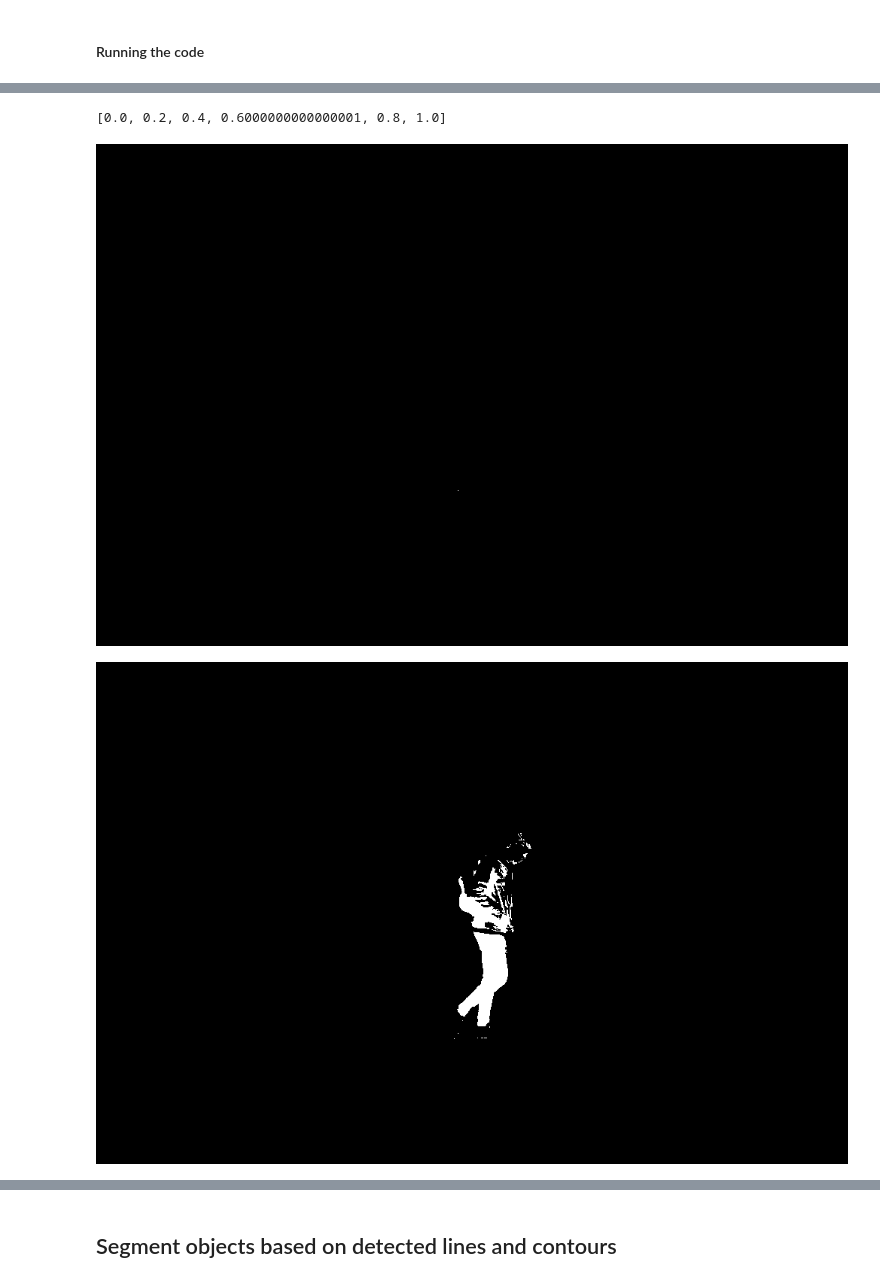
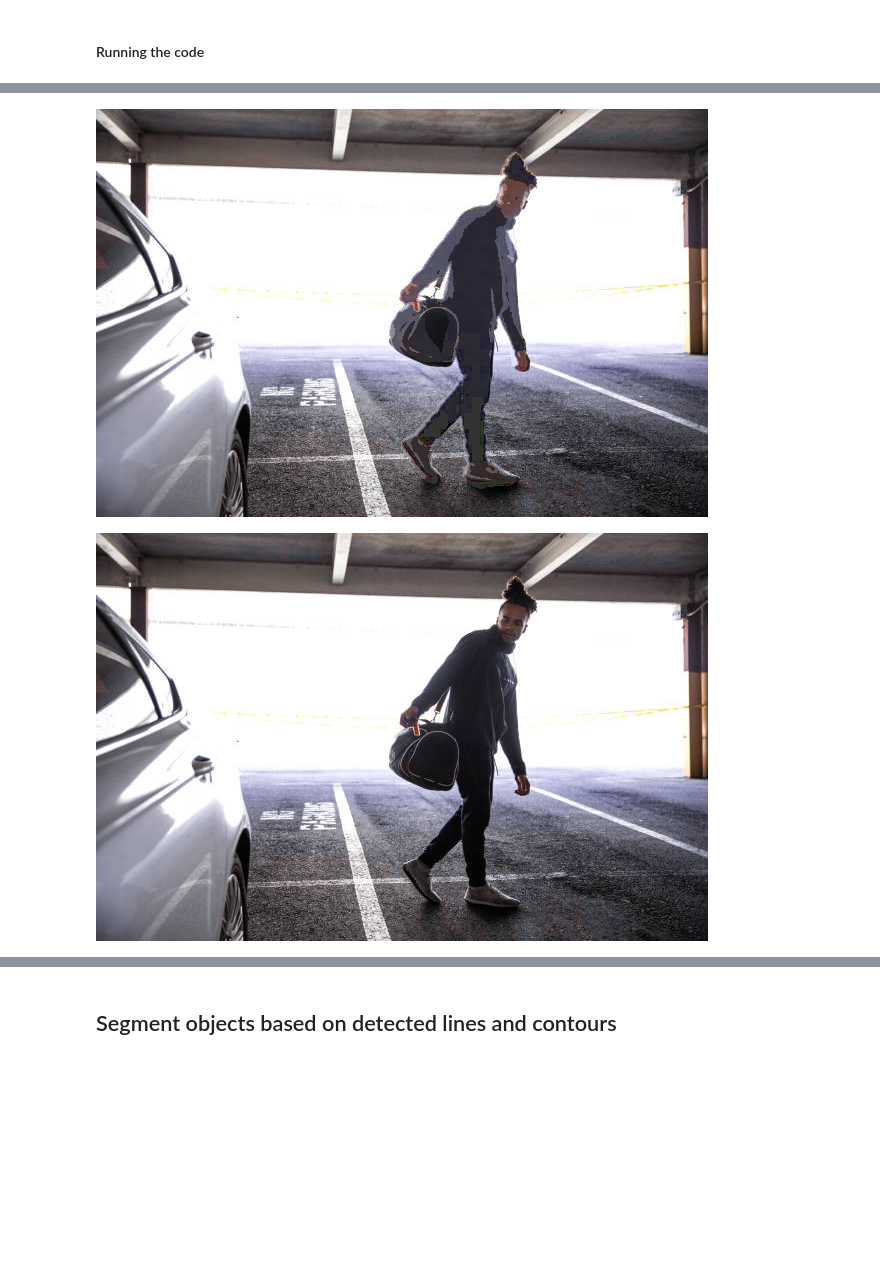
Before and after one commit to Nidaige/ikt452-Computer_Vision, a Jupyter notebook: Project/Project.ipynb, the cells around one changed output, grey strips where cells are left out. Drawn from its saved outputs; the diff is of its cells as text; code cells hidden in the pictures; blank space fills up the shorter version.

Commit message:
Added pipeline to apply the color normalization to an image and composite it back in. Also added more images to demo.

```diff
--- a/Project/Project.ipynb
+++ b/Project/Project.ipynb
@@ -65,13 +66,21 @@ DeepLabV3(
 # %% [markdown]
 #### Running the code
 # %%
-filename = 'data/image3.jpg'
+filename = 'data/image2.jpg'
 input_image = Image.open(filename)
 input_image = input_image.convert("RGB")
-person_mask = get_mask(model, input_image, ['person'], sigma=500, show_object_list=False, concat=True, scale=1)
-display(person_mask)
-ms = normalize_brightness(input_image, 6, person_mask)
-for m in ms.keys():
-    img = ms[m]
-    display(img)
+input_image_blurred = blur_object_pixels(model, input_image, ['person'], sigma=5, show_object_list=False, concat=False, scale=1)
+person_mask = get_mask(model, input_image_blurred, ['person'], sigma=5, show_object_list=False, concat=True, scale=1)
+#display(person_mask)
+ms = normalize_brightness(input_image_blurred, 6, person_mask)
+#for m in ms.keys():
+#    img = ms[m]
+#    display(img)
+img = ms["all"]
+display(img)
+
+masked = apply_mask(input_image, img)
+display(masked)
+ipim = HSV_to_RGB(RGB_to_HSV(input_image))
+display(ipim)
 # %% [output]
@@ -79,3 +88,2 @@ for m in ms.keys():
-[0.0, 0.2, 0.4, 0.6000000000000001, 0.8, 1.0]
-[figure, old version]
+[figure, new version]
-[figure, old version]
+[figure, new version]
```
Also changed, not shown: parts of 3 cells of this notebook, 4 other files.
